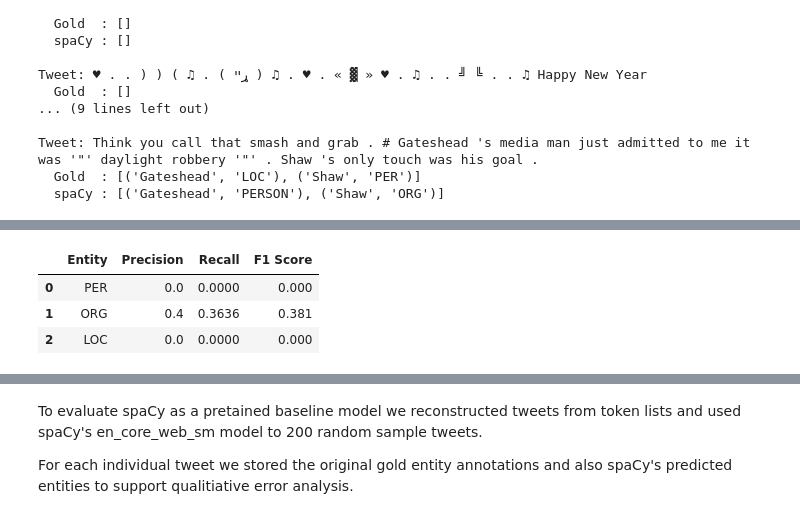
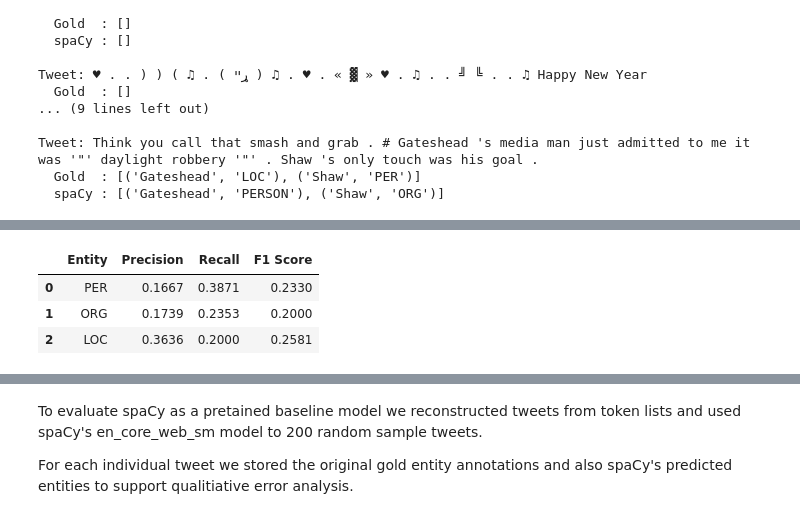
Before and after one commit to marcelalozano27-ship-it/Assignment4_Fong_Marcela, a Jupyter notebook: Assignment_4.ipynb, the cells around one changed output, grey strips where cells are left out. Saved outputs shown, nothing was run; the diff lists cells and outputs as text; code cells hidden in the pictures.

```diff
--- a/Assignment_4.ipynb
+++ b/Assignment_4.ipynb
@@ -294,8 +314,9 @@ Tweet: Think you call that smash and grab . # Gateshead 's media man just admitt
   Gold  : [('Gateshead', 'LOC'), ('Shaw', 'PER')]
   spaCy : [('Gateshead', 'PERSON'), ('Shaw', 'ORG')]
 # %%
-from spacy.training.example import Example
+from spacy.training import Example
 from spacy.scorer import Scorer
+import pandas as pd
 
 def normalize_spacy_label(label):
     if label == "PERSON":
@@ -306,50 +327,79 @@ def normalize_spacy_label(label):
         return "ORG"
     return None
 
+def hf_example_to_spacy_format(tokens, ner_tags_ids, tag_names):
+    text = " ".join(tokens)
+    entities = []
+    current_start = None
+    current_end = None
+    current_label = None
+    pos = 0
+
+    for token, tag_id in zip(tokens, ner_tags_ids):
+        tag = tag_names[tag_id]
+        start = pos
+        end = pos + len(token)
+
+        if tag.startswith("B-"):
+            if current_label is not None:
+                entities.append((current_start, current_end, current_label))
+            current_start = start
+            current_end = end
+            current_label = tag[2:]
+
+        elif tag.startswith("I-") and current_label == tag[2:]:
+            current_end = end
+
+        else:
+            if current_label is not None:
+                entities.append((current_start, current_end, current_label))
+            current_start = None
+            current_end = None
+            current_label = None
+
+        pos = end + 1
+
+    if current_label is not None:
+        entities.append((current_start, current_end, current_label))
+
+    return text, {"entities": entities}
 
 baseline_examples = []
 
-for text, annotations in test_data:
+for ex in sample_tweets:
+    text, annotations = hf_example_to_spacy_format(ex["tokens"], ex["ner_tags"], TAG_NAMES)
 
-    doc = nlp(text)
+    pred_doc = nlp(text)
 
     mapped_entities = []
-
-    for ent in doc.ents:
+    for ent in pred_doc.ents:
         mapped_label = normalize_spacy_label(ent.label_)
         if mapped_label is not None:
             mapped_entities.append((ent.start_char, ent.end_char, mapped_label))
 
-    pred_doc = Example.from_dict(
-        doc,
-        {"entities": mapped_entities}
-    )
+    example = Example.from_dict(pred_doc, annotations)
 
-    gold_example = Example.from_dict(
-        doc,
-        annotations
-    )
+    example.predicted.ents = [
+        example.predicted.char_span(start, end, label=label)
+        for start, end, label in mapped_entities
+        if example.predicted.char_span(start, end, label=label) is not None
+    ]
 
-    baseline_examples.append(gold_example)
-
+    baseline_examples.append(example)
 
 scorer = Scorer()
 baseline_scores = scorer.score(baseline_examples)
 
-print("Pretrained spaCy Results (mapped labels)")
+print("Pretrained spaCy Results")
 print(f"Precision: {baseline_scores['ents_p']:.4f}")
 print(f"Recall:    {baseline_scores['ents_r']:.4f}")
 print(f"F1 Score:  {baseline_scores['ents_f']:.4f}")
 
-import pandas as pd
-
 entity_labels = ["PER", "ORG", "LOC"]
-
 baseline_entity_results = []
 
 for label in entity_labels:
-    vals = baseline_scores["ents_per_type"].get(label, {"p":0,"r":0,"f":0})
-
+    vals = baseline_scores.get("ents_per_type", {}).get(label, {"p": 0, "r": 0, "f": 0})
     baseline_entity_results.append({
         "Entity": label,
         "Precision": round(vals["p"], 4),
@@ -358,6 +408,5 @@ for label in entity_labels:
     })
 
 baseline_entity_df = pd.DataFrame(baseline_entity_results)
-
 baseline_entity_df
 # %% [output]
@@ -368,4 +417,4 @@ F1 Score:  0.0976
 |  | Entity | Precision | Recall | F1 Score |
-| 0 | PER | 0.0 | 0.0000 | 0.000 |
-| 1 | ORG | 0.4 | 0.3636 | 0.381 |
-| 2 | LOC | 0.0 | 0.0000 | 0.000 |
+| 0 | PER | 0.1667 | 0.3871 | 0.2330 |
+| 1 | ORG | 0.1739 | 0.2353 | 0.2000 |
+| 2 | LOC | 0.3636 | 0.2000 | 0.2581 |
```
Also changed, not shown: parts of 24 cells of this notebook.
